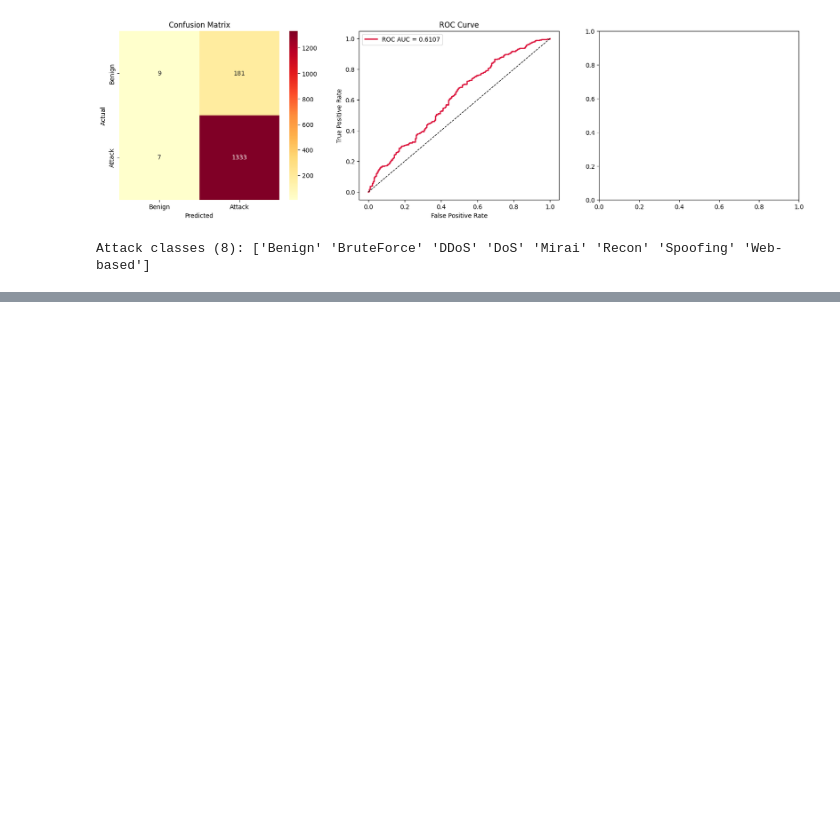
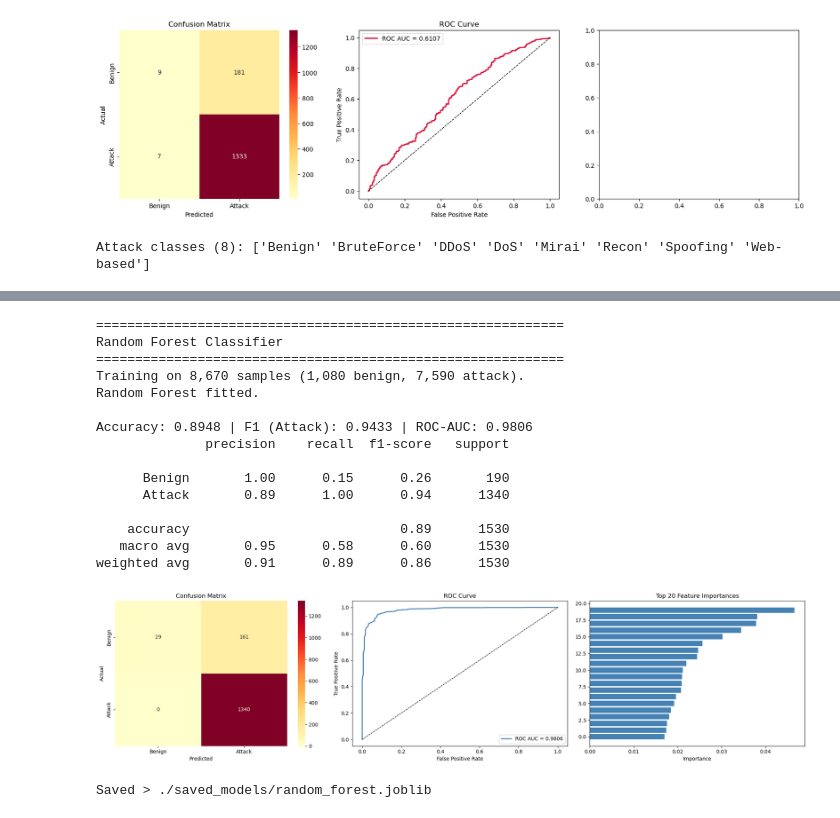
Before and after one commit to uvicrepo/brandon-ECE597-Capstone-IoT-IDS, a Jupyter notebook: notebooks/main_training.ipynb, the cells around one changed output, grey strips where cells are left out. Drawn from its saved outputs; the diff is of its cells as text; code cells hidden in the pictures; blank space fills up the shorter version.

```diff
--- a/notebooks/main_training.ipynb
+++ b/notebooks/main_training.ipynb
@@ -53,6 +55,7 @@ Done with model_xgboost
 # %%
 if_mod = mods["model_isolation_forest"]
 xgb_mod = mods["model_xgboost"]
+rf_mod = mods["model_random_forest"]
 # %%
 # DATA LOADING
 
@@ -181 +184,36 @@ weighted avg       0.91      0.90      0.90      1530
 Saved > ./saved_models/xgboost.joblib
+# %%
+print("=" * 60)
+print("Random Forest Classifier")
+print("=" * 60)
+
+rf_model, rf_metrics = rf_mod.train(
+    X_train, y_train,
+    X_val,   y_val,
+    normal_label=NORMAL_LABEL,
+    model_kwargs={
+        "n_estimators":  200,
+        "max_depth":     None,
+        "max_features":  "sqrt",
+        "class_weight":  "balanced",
+    },
+    save_path=os.path.join(OUTPUT_DIR, "random_forest.joblib")
+)
+# %% [output]
+============================================================
+Random Forest Classifier
+============================================================
+Training on 8,670 samples (1,080 benign, 7,590 attack).
+Random Forest fitted.
+
+Accuracy: 0.8948 | F1 (Attack): 0.9433 | ROC-AUC: 0.9806
+              precision    recall  f1-score   support
+
+      Benign       1.00      0.15      0.26       190
+      Attack       0.89      1.00      0.94      1340
+
+    accuracy                           0.89      1530
+   macro avg       0.95      0.58      0.60      1530
+weighted avg       0.91      0.89      0.86      1530
+[figure, added]
+Saved > ./saved_models/random_forest.joblib
```
Also changed, not shown: parts of 2 cells of this notebook, 7 other files.
